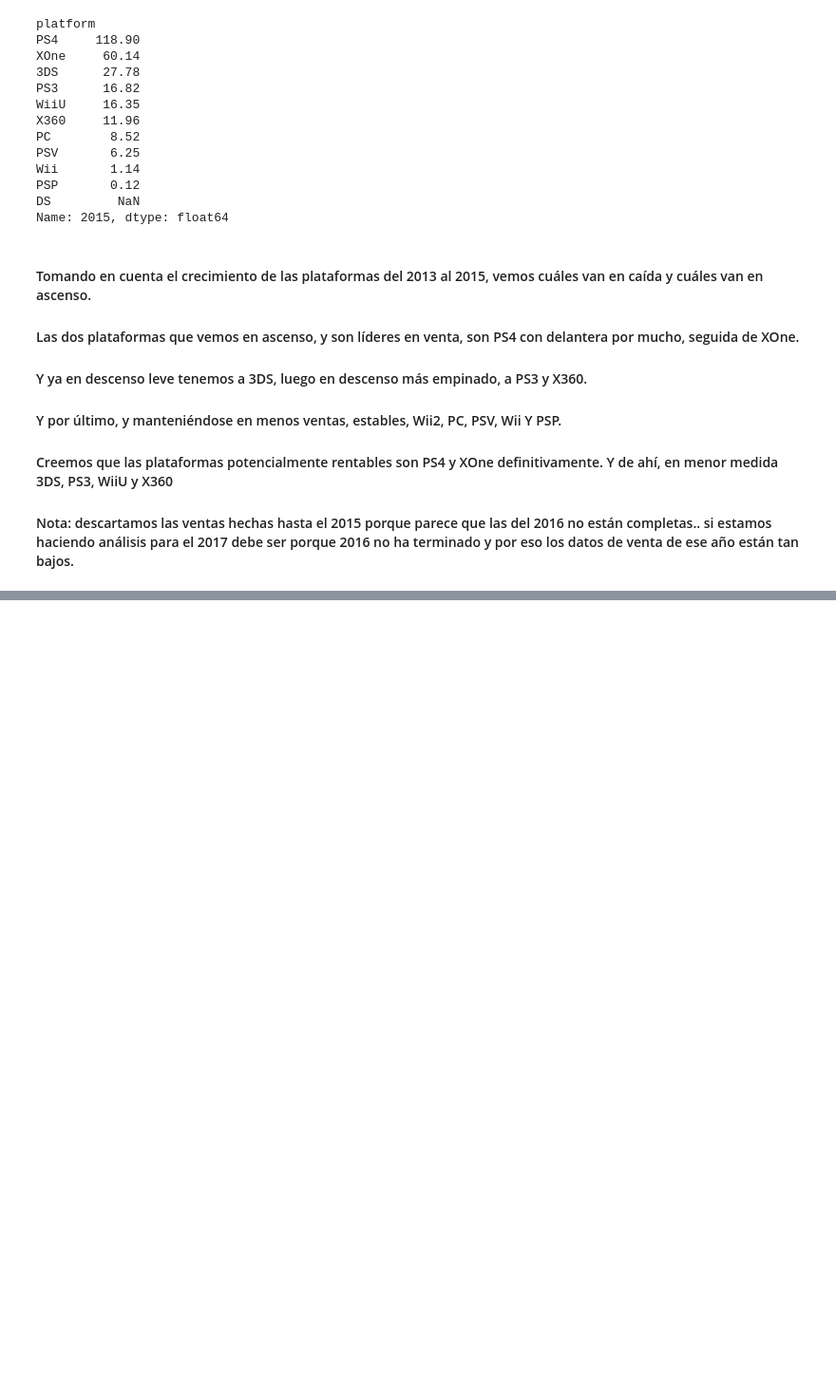
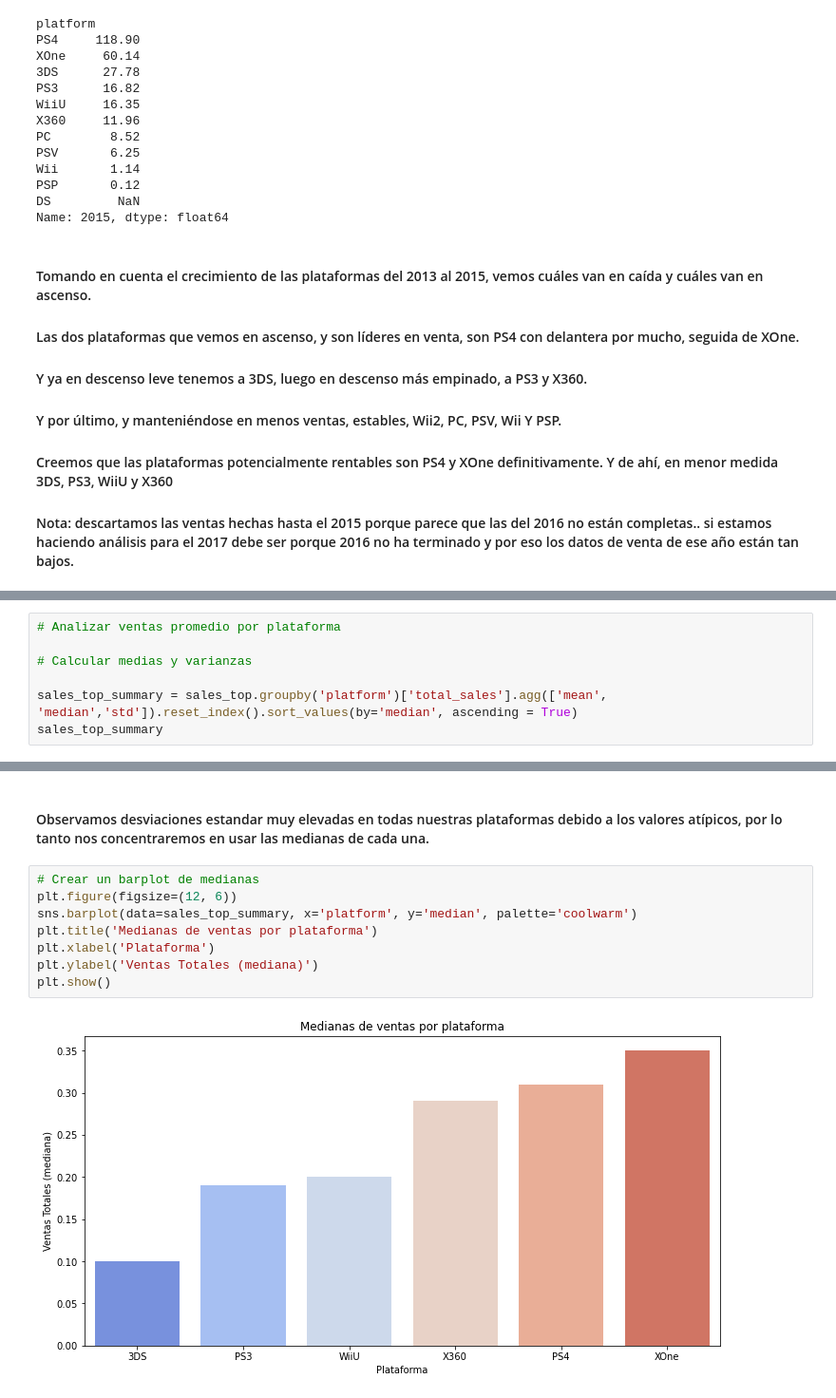
Before and after one commit to latostadorano/tt_s6_games, a Jupyter notebook: 03_analisis.ipynb, the cells around one changed output, grey strips where cells are left out. Shown at 95% size. Cells and saved outputs as stored; diff of their text form; blank space fills up the shorter version.

```diff
--- a/03_analisis.ipynb
+++ b/03_analisis.ipynb
@@ -206,0 +273,7 @@ sales_ps4
+# %%
+# Analizar ventas promedio por plataforma
+
+# Calcular medias y varianzas
+
+sales_top_summary = sales_top.groupby('platform')['total_sales'].agg(['mean', 'median','std']).reset_index().sort_values(by='median', ascending = True)
+sales_top_summary
@@ -207,3 +288,15 @@ sales_ps4
+# %% [markdown]
+#### Observamos desviaciones estandar muy elevadas en todas nuestras plataformas debido a los valores atípicos, por lo tanto nos concentraremos en usar las medianas de cada una.
+# %%
+# Crear un barplot de medianas
+plt.figure(figsize=(12, 6))
+sns.barplot(data=sales_top_summary, x='platform', y='median', palette='coolwarm')
+plt.title('Medianas de ventas por plataforma')
+plt.xlabel('Plataforma')
+plt.ylabel('Ventas Totales (mediana)')
+plt.show()
+# %% [output]
+[figure, added]
 # %% [markdown]
 -Crea un diagrama de caja para las ventas globales de todos los juegos, desglosados por plataforma.
 -¿Son significativas las diferencias en las ventas?
```
Also changed, not shown: parts of 11 cells of this notebook.
